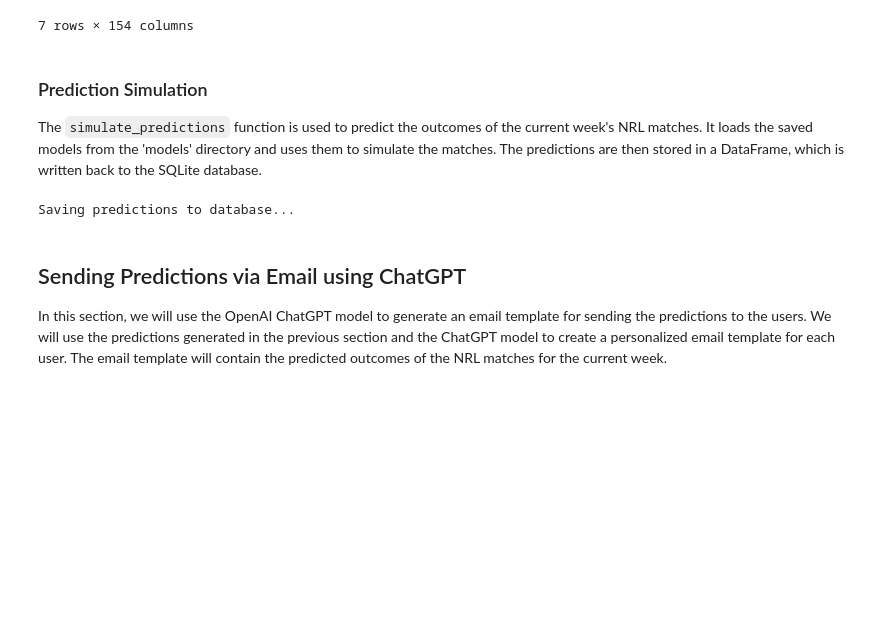
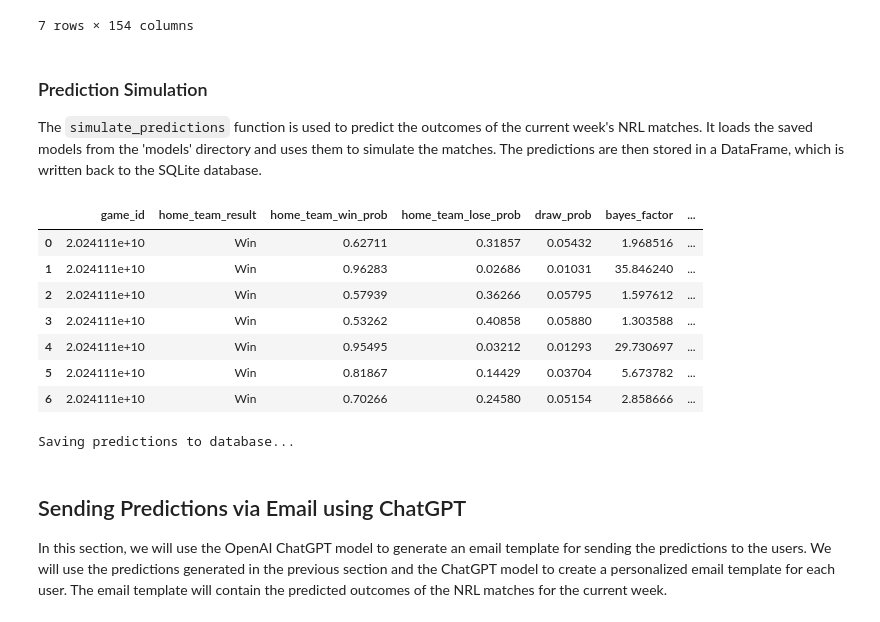
Before and after one commit to levonrush/footy-tipper, a Jupyter notebook: research/model-training.ipynb, the cells around one changed output. Cells and saved outputs as stored; diff of their text form; code cells hidden in the pictures; blank space fills up the shorter version.

```diff
--- a/research/model-training.ipynb
+++ b/research/model-training.ipynb
@@ -274,9 +274,19 @@ The `simulate_predictions` function is used to predict the outcomes of the curre
 # %%
 import pandas as pd
 
 # Predict match outcomes and scorelines for the inference data
 outcomes, margins = pf.predict_match_outcome_and_scoreline_with_bayes(home_model, away_model, inference_data, tc.predictors)
 outcome_df = pd.merge(outcomes, margins, on='game_id')
+outcome_df
+# %% [output]
+|  | game_id | home_team_result | home_team_win_prob | home_team_lose_prob | draw_prob | bayes_factor | ... |
+| 0 | 2.024111e+10 | Win | 0.62711 | 0.31857 | 0.05432 | 1.968516 | ... |
+| 1 | 2.024111e+10 | Win | 0.96283 | 0.02686 | 0.01031 | 35.846240 | ... |
+| 2 | 2.024111e+10 | Win | 0.57939 | 0.36266 | 0.05795 | 1.597612 | ... |
+| 3 | 2.024111e+10 | Win | 0.53262 | 0.40858 | 0.05880 | 1.303588 | ... |
+| 4 | 2.024111e+10 | Win | 0.95495 | 0.03212 | 0.01293 | 29.730697 | ... |
+| 5 | 2.024111e+10 | Win | 0.81867 | 0.14429 | 0.03704 | 5.673782 | ... |
+| 6 | 2.024111e+10 | Win | 0.70266 | 0.24580 | 0.05154 | 2.858666 | ... |
 # %%
 # Save the predictions to the database
 pf.save_predictions_to_db(
```
Also changed, not shown: 1 other file.
